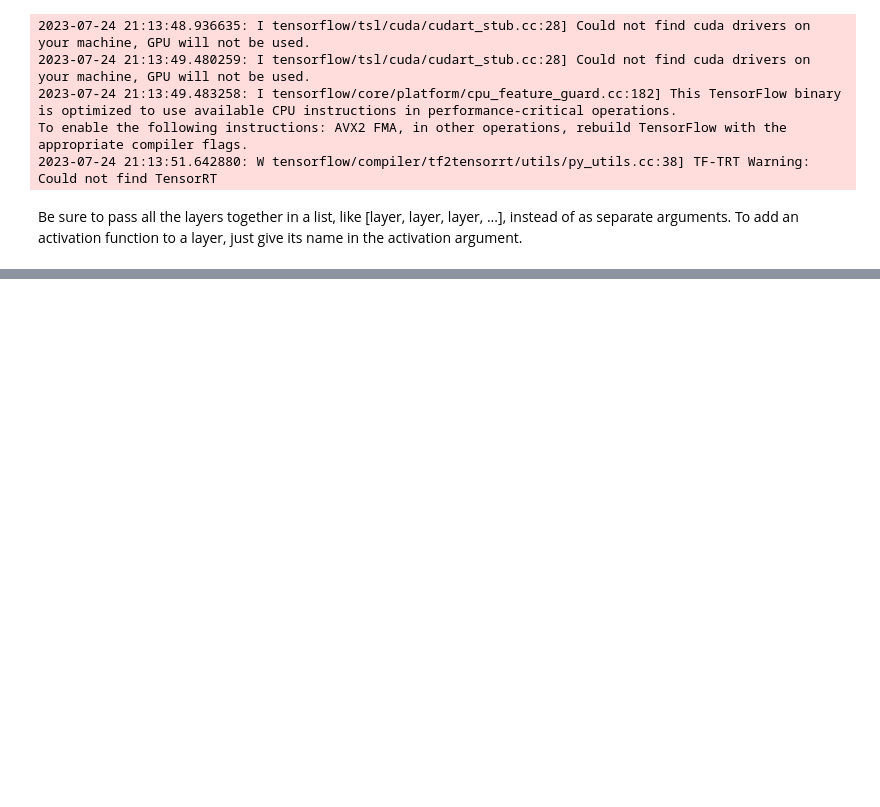
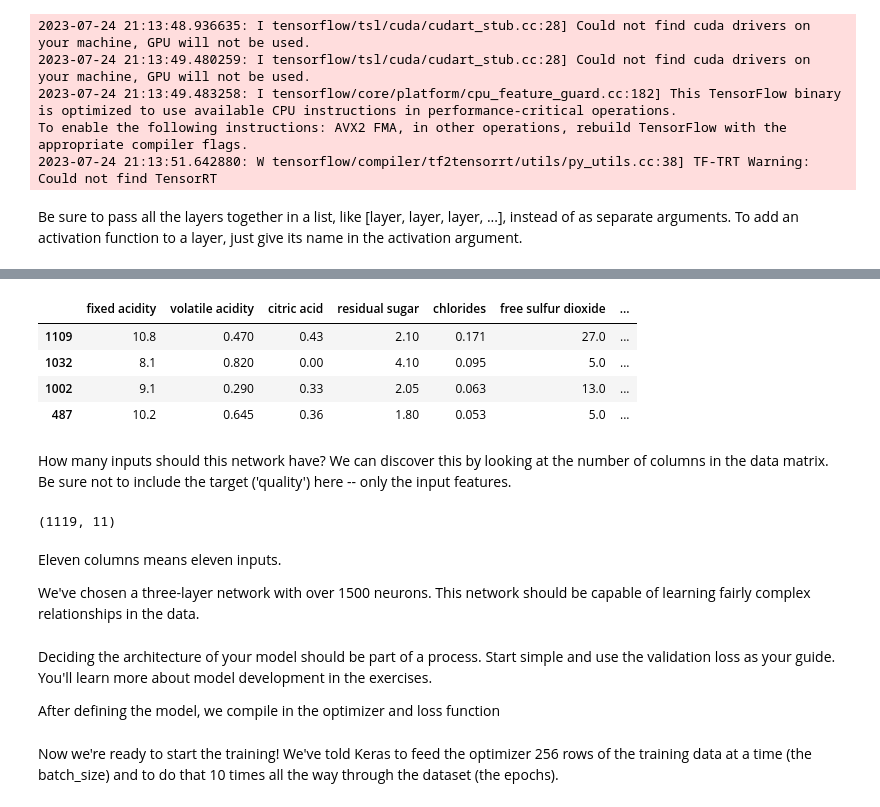
Before and after one commit to RajrupDasid/Machine-Learnng-Full, a Jupyter notebook: deeplearning.ipynb, the cells around one changed output, grey strips where cells are left out. Cells and saved outputs as stored; diff of their text form; code cells hidden in the pictures; blank space fills up the shorter version.

```diff
--- a/deeplearning.ipynb
+++ b/deeplearning.ipynb
@@ -278,0 +462,42 @@ Be sure to pass all the layers together in a list, like [layer, layer, layer, ..
+# %%
+import pandas as pd
+from IPython.display import display
+
+red_wine = pd.read_csv('./dataset/red-wine.csv')
+
+# Create training and validation splits
+df_train = red_wine.sample(frac=0.7, random_state=0)
+df_valid = red_wine.drop(df_train.index)
+display(df_train.head(4))
+
+# Scale to [0, 1]
+max_ = df_train.max(axis=0)
+min_ = df_train.min(axis=0)
+df_train = (df_train - min_) / (max_ - min_)
+df_valid = (df_valid - min_) / (max_ - min_)
+
+# Split features and target
+X_train = df_train.drop('quality', axis=1)
+X_valid = df_valid.drop('quality', axis=1)
+y_train = df_train['quality']
+y_valid = df_valid['quality']
+# %% [output]
+|  | fixed acidity | volatile acidity | citric acid | residual sugar | chlorides | free sulfur dioxide | ... |
+| 1109 | 10.8 | 0.470 | 0.43 | 2.10 | 0.171 | 27.0 | ... |
+| 1032 | 8.1 | 0.820 | 0.00 | 4.10 | 0.095 | 5.0 | ... |
+| 1002 | 9.1 | 0.290 | 0.33 | 2.05 | 0.063 | 13.0 | ... |
+| 487 | 10.2 | 0.645 | 0.36 | 1.80 | 0.053 | 5.0 | ... |
+# %% [markdown]
+
+
+How many inputs should this network have? We can discover this by looking at the number of columns in the data matrix. Be sure not to include the target ('quality') here -- only the input features.
+# %%
+print(X_train.shape)
+# %% [output]
+(1119, 11)
+# %% [markdown]
+
+
+Eleven columns means eleven inputs.
+
+We've chosen a three-layer network with over 1500 neurons. This network should be capable of learning fairly complex relationships in the data.
@@ -278,0 +514,6 @@ Be sure to pass all the layers together in a list, like [layer, layer, layer, ..
+# %% [markdown]
+
+
+Deciding the architecture of your model should be part of a process. Start simple and use the validation loss as your guide. You'll learn more about model development in the exercises.
+
+After defining the model, we compile in the optimizer and loss function
@@ -278,0 +525,4 @@ Be sure to pass all the layers together in a list, like [layer, layer, layer, ..
+# %% [markdown]
+
+
+Now we're ready to start the training! We've told Keras to feed the optimizer 256 rows of the training data at a time (the batch_size) and to do that 10 times all the way through the dataset (the epochs).
```
Also changed, not shown: parts of 31 cells of this notebook, 4 other files.
